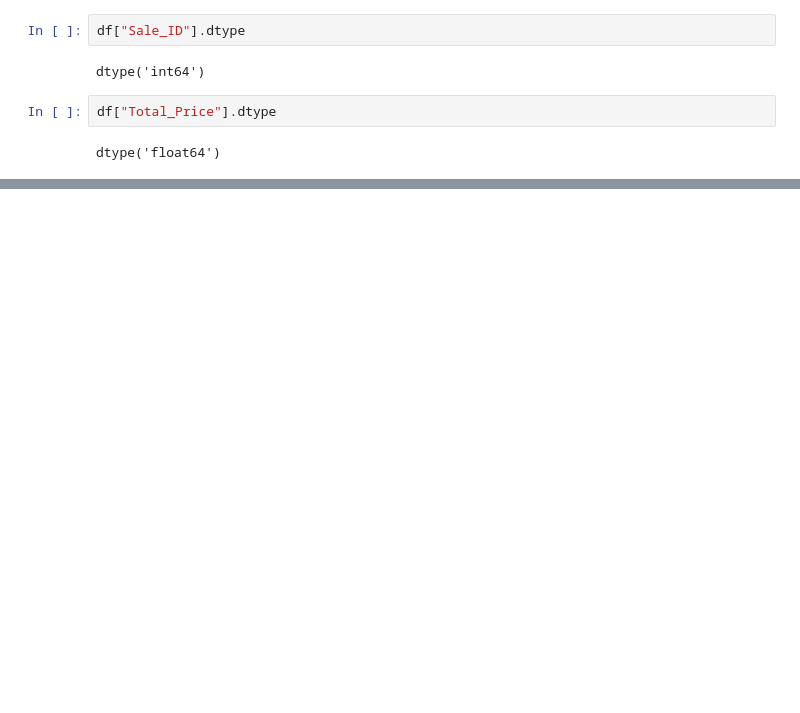
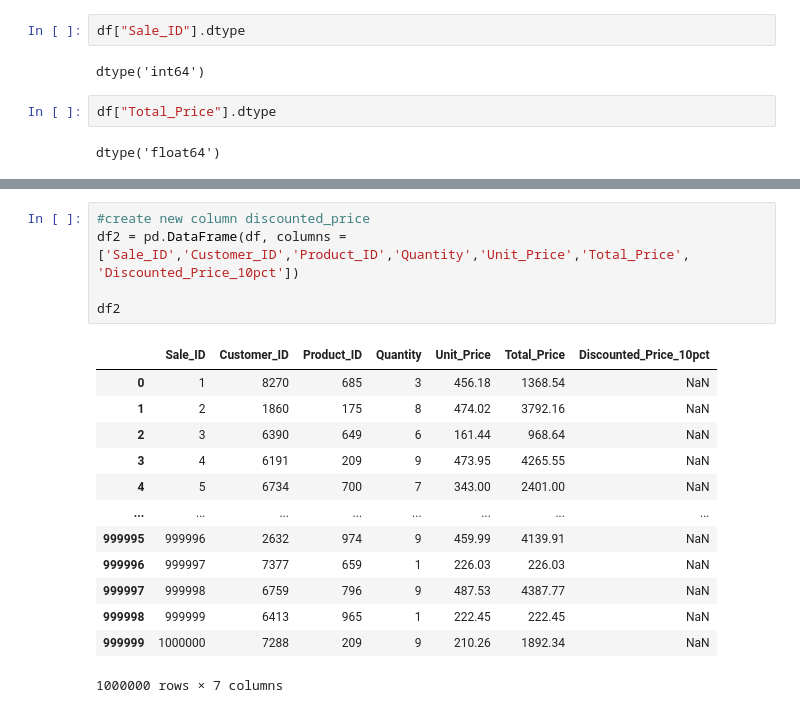
Before and after one commit to rubyferdianto/csv-panda-analysis, a Jupyter notebook: pandas_lesson_sales_data.ipynb, the cells around one changed output, grey strips where cells are left out. Drawn from its saved outputs; the diff is of its cells as text; blank space fills up the shorter version.

```diff
--- a/pandas_lesson.ipynb
+++ b/pandas_lesson_sales_data.ipynb
@@ -56,0 +73,19 @@ dtype('float64')
+# %%
+#create new column discounted_price
+df2 = pd.DataFrame(df, columns = ['Sale_ID','Customer_ID','Product_ID','Quantity','Unit_Price','Total_Price', 'Discounted_Price_10pct'])
+
+df2
+# %% [output]
+|  | Sale_ID | Customer_ID | Product_ID | Quantity | Unit_Price | Total_Price | Discounted_Price_10pct |
+| 0 | 1 | 8270 | 685 | 3 | 456.18 | 1368.54 | NaN |
+| 1 | 2 | 1860 | 175 | 8 | 474.02 | 3792.16 | NaN |
+| 2 | 3 | 6390 | 649 | 6 | 161.44 | 968.64 | NaN |
+| 3 | 4 | 6191 | 209 | 9 | 473.95 | 4265.55 | NaN |
+| 4 | 5 | 6734 | 700 | 7 | 343.00 | 2401.00 | NaN |
+| ... | ... | ... | ... | ... | ... | ... | ... |
+| 999995 | 999996 | 2632 | 974 | 9 | 459.99 | 4139.91 | NaN |
+| 999996 | 999997 | 7377 | 659 | 1 | 226.03 | 226.03 | NaN |
+| 999997 | 999998 | 6759 | 796 | 9 | 487.53 | 4387.77 | NaN |
+| 999998 | 999999 | 6413 | 965 | 1 | 222.45 | 222.45 | NaN |
+| 999999 | 1000000 | 7288 | 209 | 9 | 210.26 | 1892.34 | NaN |
+1000000 rows × 7 columns
```
Also changed, not shown: parts of 3 cells of this notebook, 4 other files.
